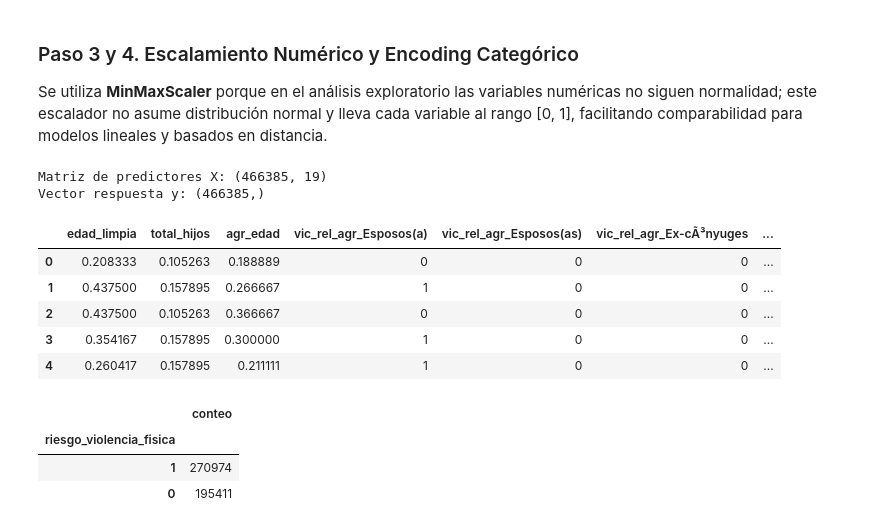
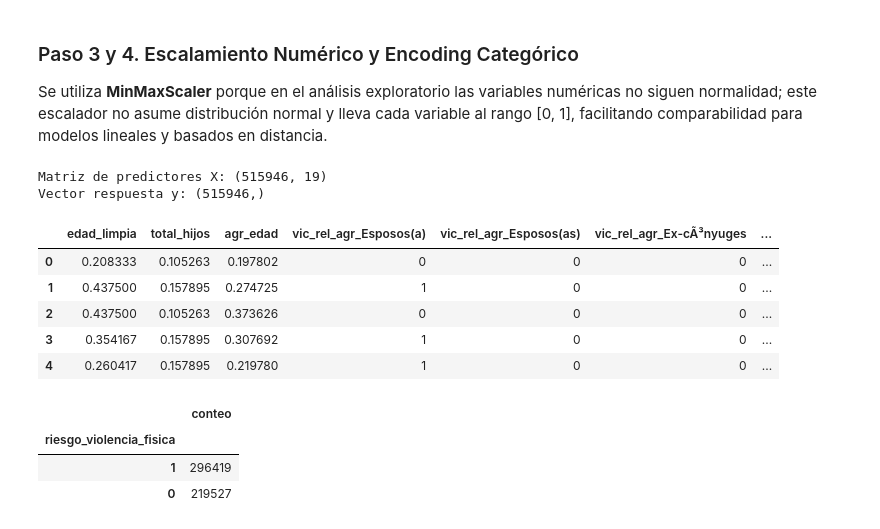
Before and after one commit to MEN-GUE/proyecto_01_mineria_datos, a Jupyter notebook: Cuaderno Jupyter para Analisis/Analisis_Violencia_INE.ipynb, the cells around one changed output. Saved outputs shown, nothing was run; the diff lists cells and outputs as text; code cells hidden in the pictures.

```diff
--- a/Cuaderno Jupyter para Analisis/Analisis_Violencia_INE.ipynb
+++ b/Cuaderno Jupyter para Analisis/Analisis_Violencia_INE.ipynb
@@ -55,7 +55,9 @@ pd.set_option("display.width", 160)
 # %%
 # 2) Definición de rutas de la base de datos
 candidate_paths = [
-    Path("Base_Violencia_INE_Unificada_LIMPIA.csv")
+    Path("Base_Violencia_INE_Unificada_LIMPIA.csv"),
+    Path("data/raw/Base_Violencia_INE_Unificada_LIMPIA.csv"),
+    Path("../data/raw/Base_Violencia_INE_Unificada_LIMPIA.csv"),
 ]
 
 DATA_PATH = None
@@ -370,6 +386,21 @@ df_modelo = df[columnas_modelo].copy()
 df_modelo = df_modelo.dropna(subset=["riesgo_violencia_fisica"]).copy()
 df_modelo["riesgo_violencia_fisica"] = df_modelo["riesgo_violencia_fisica"].astype(int)
 
+variables_numericas = ["edad_limpia", "total_hijos", "agr_edad"]
+
+print("Faltantes numéricos antes de imputación:")
+display(df_modelo[variables_numericas].isna().sum().rename("nulos").to_frame())
+
+# Regla específica para total_hijos: nulos -> 0
+df_modelo["total_hijos"] = df_modelo["total_hijos"].fillna(0)
+
+# Para edad_limpia y agr_edad se usa imputación por mediana.
+for col in ["edad_limpia", "agr_edad"]:
+    df_modelo[col] = df_modelo[col].fillna(df_modelo[col].median())
+
+print("Faltantes numéricos después de imputación:")
+display(df_modelo[variables_numericas].isna().sum().rename("nulos").to_frame())
+
 print("Dimensión del dataset para modelado:", df_modelo.shape)
 display(df_modelo.head())
 # %% [output]
@@ -387,46 +428,41 @@ Se utiliza **MinMaxScaler** porque en el análisis exploratorio las variables nu
 # %%
 from sklearn.preprocessing import MinMaxScaler
 
 variables_numericas = ["edad_limpia", "total_hijos", "agr_edad"]
 variables_categoricas = ["vic_rel_agr", "vic_trabaja"]
 
 df_prep = df_modelo.copy()
-
-# Imputación mínima para no perder filas durante el escalamiento.
-for col in variables_numericas:
-    mediana = df_prep[col].median()
-    df_prep[col] = df_prep[col].fillna(mediana)
 
 # Elegimos MinMaxScaler por no requerir normalidad y acotar escala a [0, 1].
 scaler = MinMaxScaler()
 df_prep[variables_numericas] = scaler.fit_transform(df_prep[variables_numericas])
 
 # En categóricas, convertimos nulos a categoría explícita antes de one-hot encoding.
 for col in variables_categoricas:
     df_prep[col] = df_prep[col].fillna("No_especifica").astype(str)
 
 X = pd.get_dummies(
     df_prep[variables_numericas + variables_categoricas],
     columns=variables_categoricas,
     drop_first=True,
     dtype=int
 )
 y = df_prep["riesgo_violencia_fisica"]
 
 print("Matriz de predictores X:", X.shape)
 print("Vector respuesta y:", y.shape)
 display(X.head())
 display(y.value_counts().rename("conteo").to_frame())
 # %% [output]
-Matriz de predictores X: (466385, 19)
-Vector respuesta y: (466385,)
+Matriz de predictores X: (515946, 19)
+Vector respuesta y: (515946,)
 |  | edad_limpia | total_hijos | agr_edad | vic_rel_agr_Esposos(a) | vic_rel_agr_Esposos(as) | vic_rel_agr_Ex-cÃ³nyuges | ... |
-| 0 | 0.208333 | 0.105263 | 0.188889 | 0 | 0 | 0 | ... |
-| 1 | 0.437500 | 0.157895 | 0.266667 | 1 | 0 | 0 | ... |
-| 2 | 0.437500 | 0.105263 | 0.366667 | 0 | 0 | 0 | ... |
-| 3 | 0.354167 | 0.157895 | 0.300000 | 1 | 0 | 0 | ... |
-| 4 | 0.260417 | 0.157895 | 0.211111 | 1 | 0 | 0 | ... |
+| 0 | 0.208333 | 0.105263 | 0.197802 | 0 | 0 | 0 | ... |
+| 1 | 0.437500 | 0.157895 | 0.274725 | 1 | 0 | 0 | ... |
+| 2 | 0.437500 | 0.105263 | 0.373626 | 0 | 0 | 0 | ... |
+| 3 | 0.354167 | 0.157895 | 0.307692 | 1 | 0 | 0 | ... |
+| 4 | 0.260417 | 0.157895 | 0.219780 | 1 | 0 | 0 | ... |
 |  | conteo |
 | riesgo_violencia_fisica |  |
-| 1 | 270974 |
-| 0 | 195411 |
+| 1 | 296419 |
+| 0 | 219527 |
```
Also changed, not shown: parts of 5 cells of this notebook.
